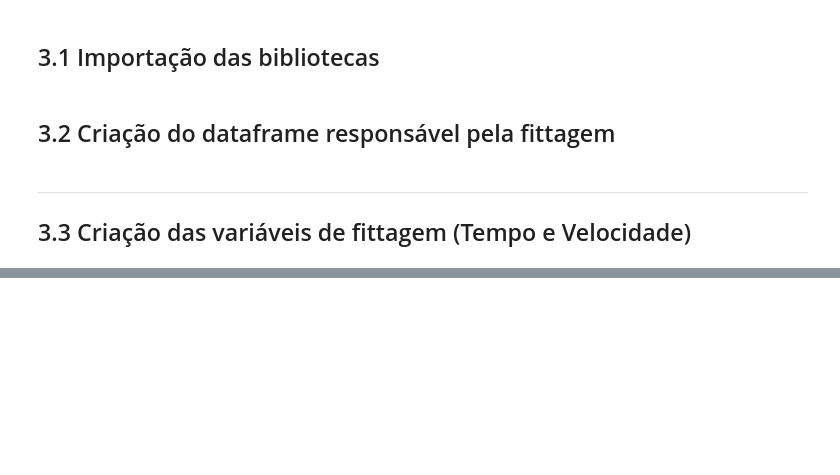
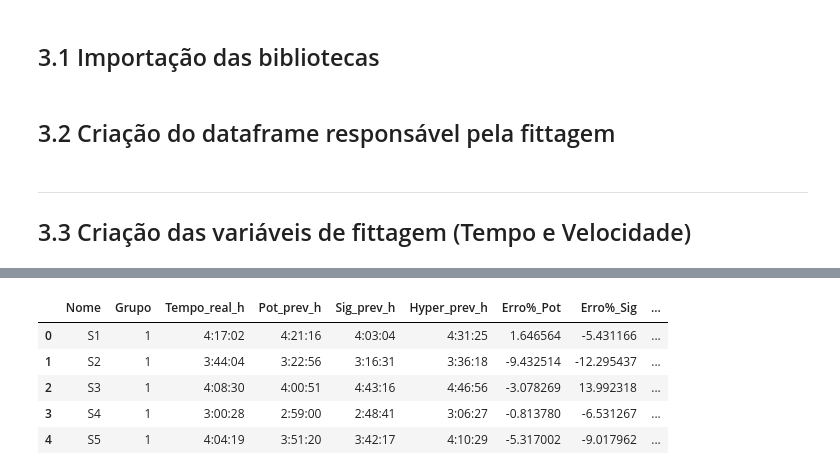
Before and after one commit to Gabriel-Vernizi/CurveFittingRunners, a Jupyter notebook: PythonCodes/dados_vinicius.ipynb, the cells around one changed output, grey strips where cells are left out. Cells and saved outputs as stored; diff of their text form; code cells hidden in the pictures; blank space fills up the shorter version.

```diff
--- a/PythonCodes/dados_vinicius.ipynb
+++ b/PythonCodes/dados_vinicius.ipynb
@@ -695,0 +705,71 @@ Hyper:
+# %%
+from scipy.optimize import bisect
+
+DIST_42 = 42.195
+
+def prever_tempo(modelo, popt, dist=DIST_42, a=0.5, b=12.0):
+    f = lambda T: modelo(T, *popt) * T - dist
+    try:
+        if f(a) * f(b) > 0:
+            return np.nan
+        return bisect(f, a, b, xtol=1e-6)
+    except Exception:
+        return np.nan
+# %%
+def formatar_tempo(horas):
+    if pd.isna(horas):
+        return None
+
+    total_segundos = int(round(horas * 3600))
+
+    horas_inteiras, resto = divmod(total_segundos, 3600)
+    minutos, segundos = divmod(resto, 60)
+
+    return f"{horas_inteiras}:{minutos:02d}:{segundos:02d}"
+
+
+registros = []
+
+for i in range(param_results.shape[0]):
+    popt_pow = param_results.loc[
+        i, ['Potencia_S', 'Potencia_E']
+    ].values.astype(float)
+
+    popt_sig = param_results.loc[
+        i, ['Sigm_A', 'Sigm_k', 'Sigm_t0', 'Sigm_Vbase']
+    ].values.astype(float)
+
+    popt_hyper = param_results.loc[
+        i, ['Hyper_a', 'Hyper_alpha', 'Hyper_gamma']
+    ].values.astype(float)
+
+    t_real = df['42km'].iloc[i].total_seconds() / 3600
+
+    t_pow = prever_tempo(modelo_potencia, popt_pow)
+    t_sig = prever_tempo(modelo_sigmoide, popt_sig)
+    t_hyper = prever_tempo(modelo_hyper, popt_hyper)
+
+    registros.append({
+        'Nome': param_results.loc[i, 'Nome'],
+        'Grupo': param_results.loc[i, 'Grupo'],
+
+        'Tempo_real_h': formatar_tempo(t_real),
+        'Pot_prev_h': formatar_tempo(t_pow),
+        'Sig_prev_h': formatar_tempo(t_sig),
+        'Hyper_prev_h': formatar_tempo(t_hyper),
+
+        'Erro%_Pot': (t_pow - t_real) / t_real * 100,
+        'Erro%_Sig': (t_sig - t_real) / t_real * 100,
+        'Erro%_Hyper': (t_hyper - t_real) / t_real * 100,
+    })
+
+validacao = pd.DataFrame(registros)
+
+validacao.head()
+# %% [output]
+|  | Nome | Grupo | Tempo_real_h | Pot_prev_h | Sig_prev_h | Hyper_prev_h | Erro%_Pot | Erro%_Sig | ... |
+| 0 | S1 | 1 | 4:17:02 | 4:21:16 | 4:03:04 | 4:31:25 | 1.646564 | -5.431166 | ... |
+| 1 | S2 | 1 | 3:44:04 | 3:22:56 | 3:16:31 | 3:36:18 | -9.432514 | -12.295437 | ... |
+| 2 | S3 | 1 | 4:08:30 | 4:00:51 | 4:43:16 | 4:46:56 | -3.078269 | 13.992318 | ... |
+| 3 | S4 | 1 | 3:00:28 | 2:59:00 | 2:48:41 | 3:06:27 | -0.813780 | -6.531267 | ... |
+| 4 | S5 | 1 | 4:04:19 | 3:51:20 | 3:42:17 | 4:10:29 | -5.317002 | -9.017962 | ... |
```
Also changed, not shown: parts of 13 cells of this notebook, 3 other files.
